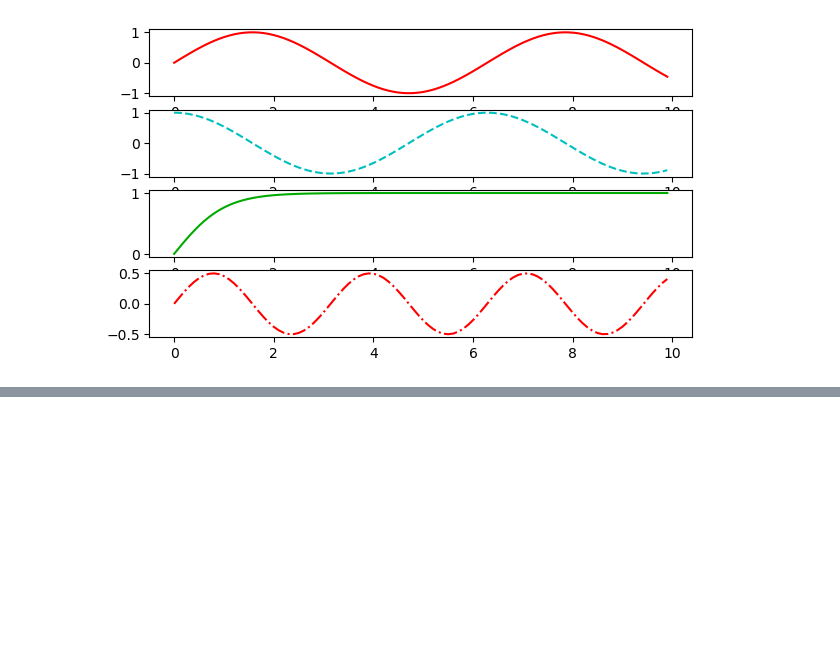
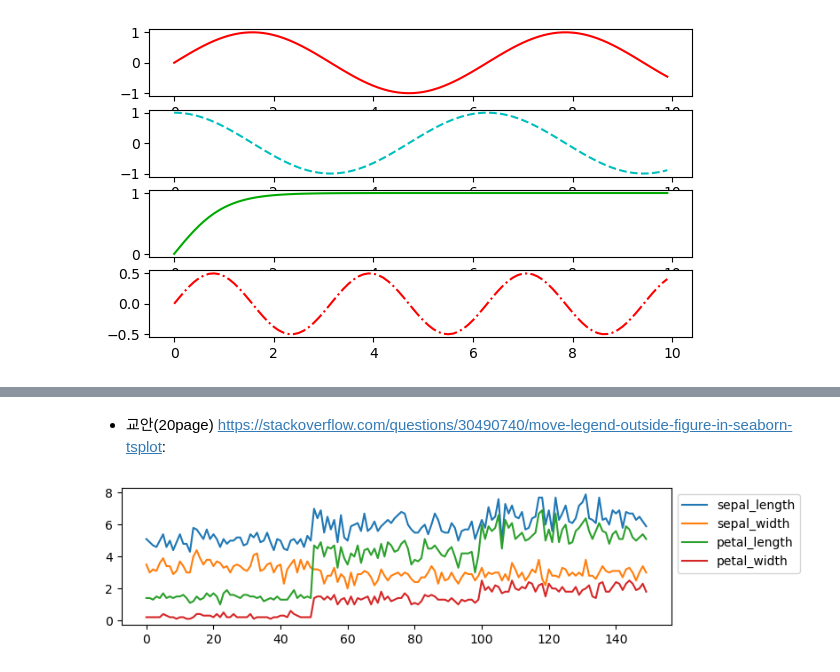
Before and after one commit to taro87/ai, a Jupyter notebook: source/01_python/ch12 데이터 시각화_matplotlib.ipynb, the cells around one changed output, grey strips where cells are left out. Saved outputs shown, nothing was run; the diff lists cells and outputs as text; code cells hidden in the pictures; blank space fills up the shorter version.

Commit message:
251017_ch12 데이터시각화 seaborn

```diff
--- a/source/01_python/ch12 데이터 시각화_matplotlib.ipynb
+++ b/source/01_python/ch12 데이터 시각화_matplotlib.ipynb
@@ -117,0 +123,14 @@ https://matplotlib.org/api/_as_gen/matplotlib.pyplot.html
+# %%
+import seaborn as sns
+iris = sns.load_dataset('iris')
+# %% [markdown]
+- 교안(20page) https://stackoverflow.com/questions/30490740/move-legend-outside-figure-in-seaborn-tsplot:
+# %%
+# plt.figure(figsize=(8,2))
+# plt.plot(iris.index, iris.iloc[:,:-1])
+ax = iris.plot(kind='line', figsize=(8,2))
+# sns.move_legend(ax, "upper left", bbox_to_anchor=(1, 1))
+sns.move_legend(ax, "upper left", bbox_to_anchor=(1, 1))
+plt.show()
+# %% [output]
+[figure, added]
```
Also changed, not shown: parts of 34 cells of this notebook, 3 other files.
